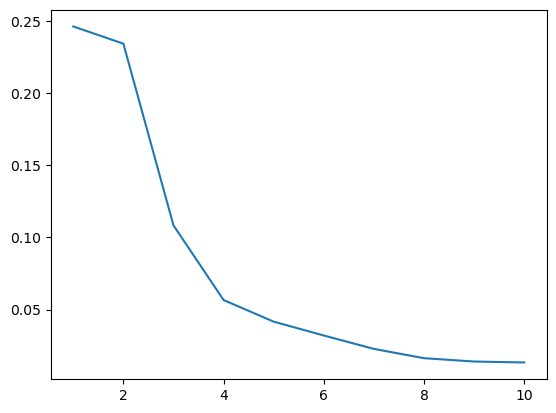
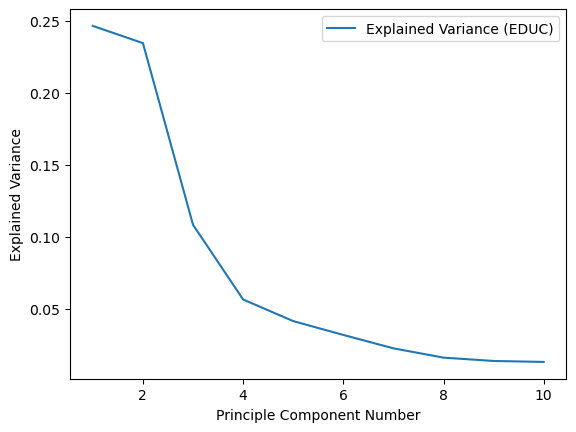
The notebook cell's code change between the first figure and the second:
--- before
+++ after
@@ -1,2 +1,6 @@
 import matplotlib.pyplot as plt
-plt.plot(range(1,11), variance_array)
+plt.plot(range(1,11), explained_var_educ, label="Explained Variance (EDUC)")
+plt.xlabel("Principle Component Number")
+plt.ylabel("Explained Variance")
+plt.legend()
+plt.show()

Commit: Updated second model notebook